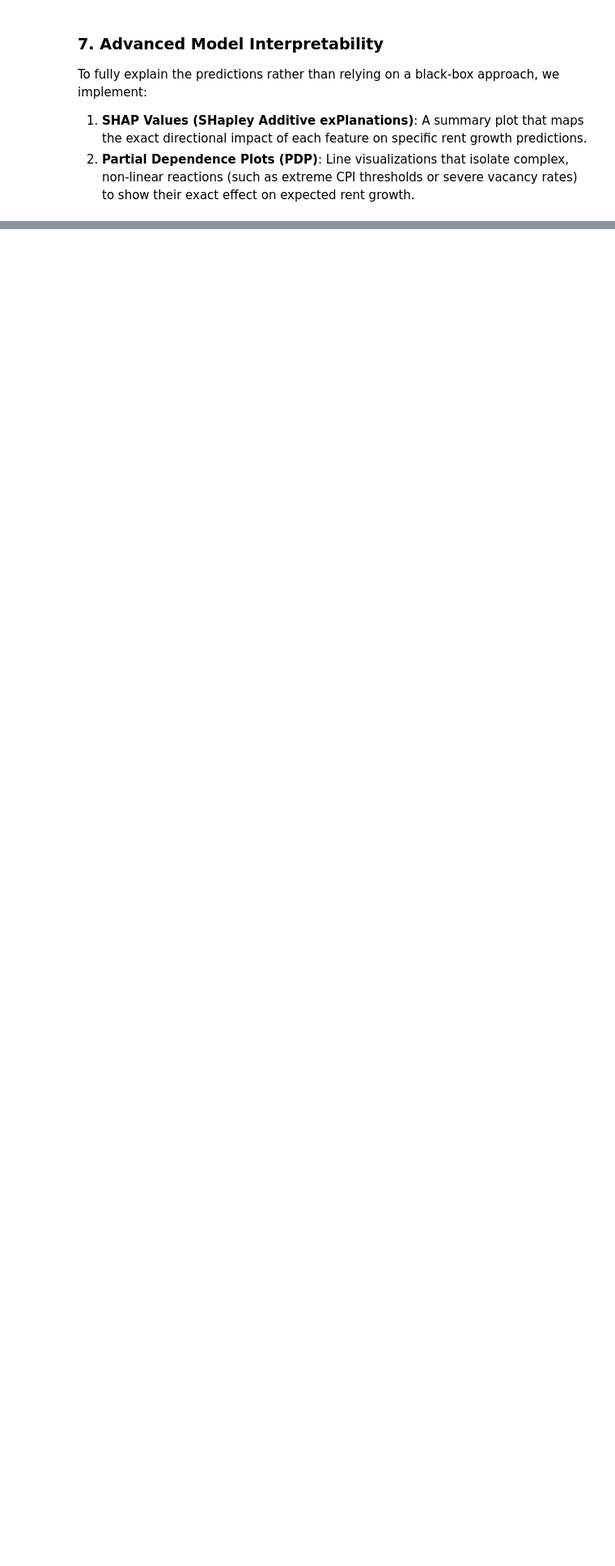
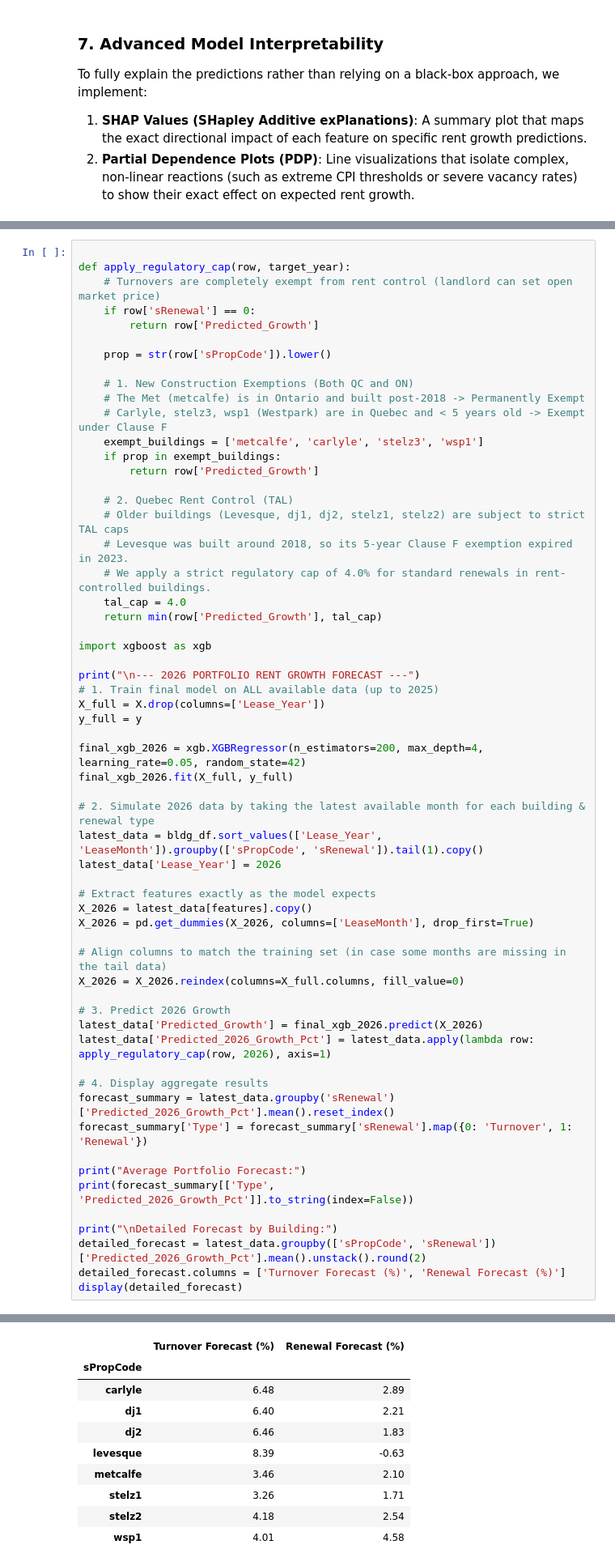
Before and after one commit to Frigonf1/codeml_jadco, a Jupyter notebook: xgboost_backtesting.ipynb, the cells around one changed output, grey strips where cells are left out. Shown at 81% size. Drawn from its saved outputs; the diff is of its cells as text; blank space fills up the shorter version.

```diff
--- a/xgboost_backtesting.ipynb
+++ b/xgboost_backtesting.ipynb
@@ -524,0 +680,60 @@ plt.show()
+# %%
+
+def apply_regulatory_cap(row, target_year):
+    # Turnovers are completely exempt from rent control (landlord can set open market price)
+    if row['sRenewal'] == 0:
+        return row['Predicted_Growth']
+
+    prop = str(row['sPropCode']).lower()
+
+    # 1. New Construction Exemptions (Both QC and ON)
+    # The Met (metcalfe) is in Ontario and built post-2018 -> Permanently Exempt
+    # Carlyle, stelz3, wsp1 (Westpark) are in Quebec and < 5 years old -> Exempt under Clause F
+    exempt_buildings = ['metcalfe', 'carlyle', 'stelz3', 'wsp1']
+    if prop in exempt_buildings:
+        return row['Predicted_Growth']
+
+    # 2. Quebec Rent Control (TAL)
+    # Older buildings (Levesque, dj1, dj2, stelz1, stelz2) are subject to strict TAL caps
+    # Levesque was built around 2018, so its 5-year Clause F exemption expired in 2023.
+    # We apply a strict regulatory cap of 4.0% for standard renewals in rent-controlled buildings.
+    tal_cap = 4.0
+    return min(row['Predicted_Growth'], tal_cap)
+
+import xgboost as xgb
+
+print("\n--- 2026 PORTFOLIO RENT GROWTH FORECAST ---")
+# 1. Train final model on ALL available data (up to 2025)
+X_full = X.drop(columns=['Lease_Year'])
+y_full = y
+
+final_xgb_2026 = xgb.XGBRegressor(n_estimators=200, max_depth=4, learning_rate=0.05, random_state=42)
+final_xgb_2026.fit(X_full, y_full)
+
+# 2. Simulate 2026 data by taking the latest available month for each building & renewal type
+latest_data = bldg_df.sort_values(['Lease_Year', 'LeaseMonth']).groupby(['sPropCode', 'sRenewal']).tail(1).copy()
+latest_data['Lease_Year'] = 2026
+
+# Extract features exactly as the model expects
+X_2026 = latest_data[features].copy()
+X_2026 = pd.get_dummies(X_2026, columns=['LeaseMonth'], drop_first=True)
+
+# Align columns to match the training set (in case some months are missing in the tail data)
+X_2026 = X_2026.reindex(columns=X_full.columns, fill_value=0)
+
+# 3. Predict 2026 Growth
+latest_data['Predicted_Growth'] = final_xgb_2026.predict(X_2026)
+latest_data['Predicted_2026_Growth_Pct'] = latest_data.apply(lambda row: apply_regulatory_cap(row, 2026), axis=1)
+
+# 4. Display aggregate results
+forecast_summary = latest_data.groupby('sRenewal')['Predicted_2026_Growth_Pct'].mean().reset_index()
+forecast_summary['Type'] = forecast_summary['sRenewal'].map({0: 'Turnover', 1: 'Renewal'})
+
+print("Average Portfolio Forecast:")
+print(forecast_summary[['Type', 'Predicted_2026_Growth_Pct']].to_string(index=False))
+
+print("\nDetailed Forecast by Building:")
+detailed_forecast = latest_data.groupby(['sPropCode', 'sRenewal'])['Predicted_2026_Growth_Pct'].mean().unstack().round(2)
+detailed_forecast.columns = ['Turnover Forecast (%)', 'Renewal Forecast (%)']
+display(detailed_forecast)
+# %% [output]
@@ -524,0 +747,10 @@ plt.show()
+|  | Turnover Forecast (%) | Renewal Forecast (%) |
+| sPropCode |  |  |
+| carlyle | 6.48 | 2.89 |
+| dj1 | 6.40 | 2.21 |
+| dj2 | 6.46 | 1.83 |
+| levesque | 8.39 | -0.63 |
+| metcalfe | 3.46 | 2.10 |
+| stelz1 | 3.26 | 1.71 |
+| stelz2 | 4.18 | 2.54 |
+| wsp1 | 4.01 | 4.58 |
```
Also changed, not shown: parts of 8 cells of this notebook, 4 other files.
